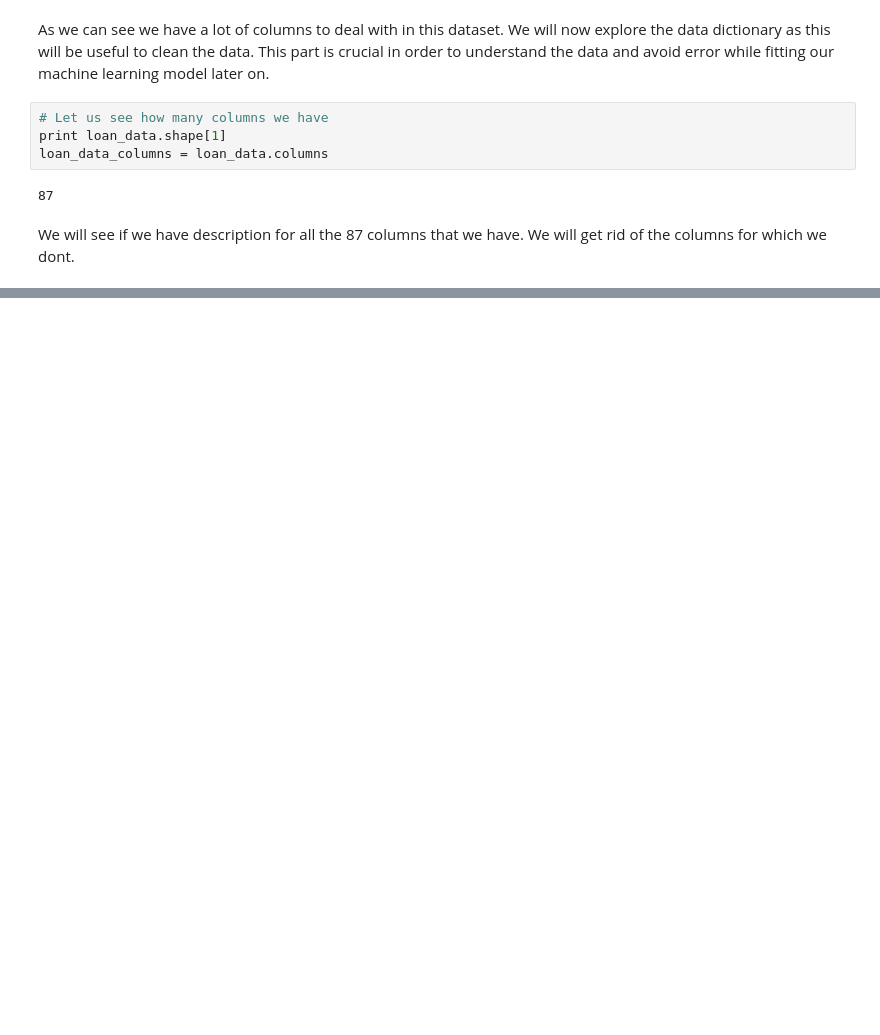
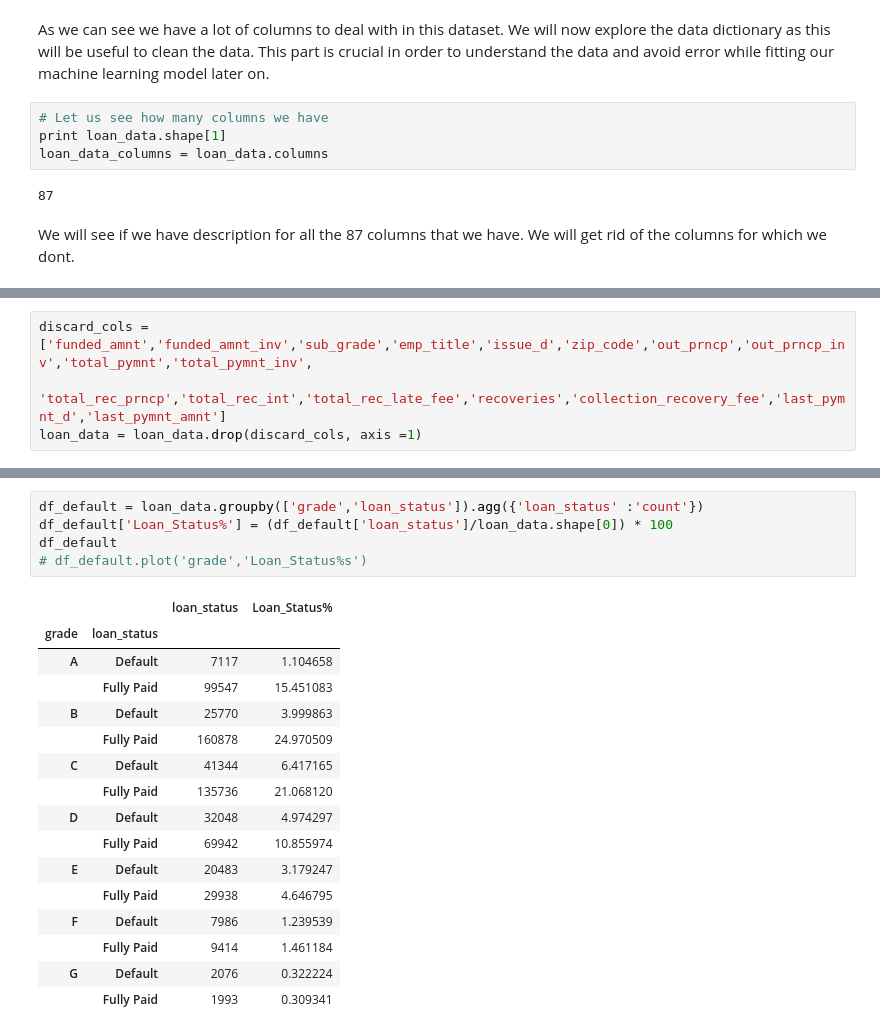
Before and after one commit to akumar911/Predicting-Loan-Default-in-P2P-Lending, a Jupyter notebook: Loan_Default_Prediction_Ver2.0.ipynb, the cells around one changed output, grey strips where cells are left out. Drawn from its saved outputs; the diff is of its cells as text; blank space fills up the shorter version.

```diff
--- a/Loan_Default_Prediction_Ver2.0.ipynb
+++ b/Loan_Default_Prediction_Ver2.0.ipynb
@@ -115,0 +102,4 @@ set(['debt_settlement_flag', 'disbursement_method', 'hardship_flag', 'total_rev_
+# %%
+discard_cols = ['funded_amnt','funded_amnt_inv','sub_grade','emp_title','issue_d','zip_code','out_prncp','out_prncp_inv','total_pymnt','total_pymnt_inv',
+                'total_rec_prncp','total_rec_int','total_rec_late_fee','recoveries','collection_recovery_fee','last_pymnt_d','last_pymnt_amnt']
+loan_data = loan_data.drop(discard_cols, axis =1)
@@ -115,0 +117,22 @@ set(['debt_settlement_flag', 'disbursement_method', 'hardship_flag', 'total_rev_
+# %%
+df_default = loan_data.groupby(['grade','loan_status']).agg({'loan_status' :'count'})
+df_default['Loan_Status%'] = (df_default['loan_status']/loan_data.shape[0]) * 100
+df_default
+# df_default.plot('grade','Loan_Status%s')
+# %% [output]
+|  |  | loan_status | Loan_Status% |
+| grade | loan_status |  |  |
+| A | Default | 7117 | 1.104658 |
+|  | Fully Paid | 99547 | 15.451083 |
+| B | Default | 25770 | 3.999863 |
+|  | Fully Paid | 160878 | 24.970509 |
+| C | Default | 41344 | 6.417165 |
+|  | Fully Paid | 135736 | 21.068120 |
+| D | Default | 32048 | 4.974297 |
+|  | Fully Paid | 69942 | 10.855974 |
+| E | Default | 20483 | 3.179247 |
+|  | Fully Paid | 29938 | 4.646795 |
+| F | Default | 7986 | 1.239539 |
+|  | Fully Paid | 9414 | 1.461184 |
+| G | Default | 2076 | 0.322224 |
+|  | Fully Paid | 1993 | 0.309341 |
```
Also changed, not shown: parts of 6 cells of this notebook.
